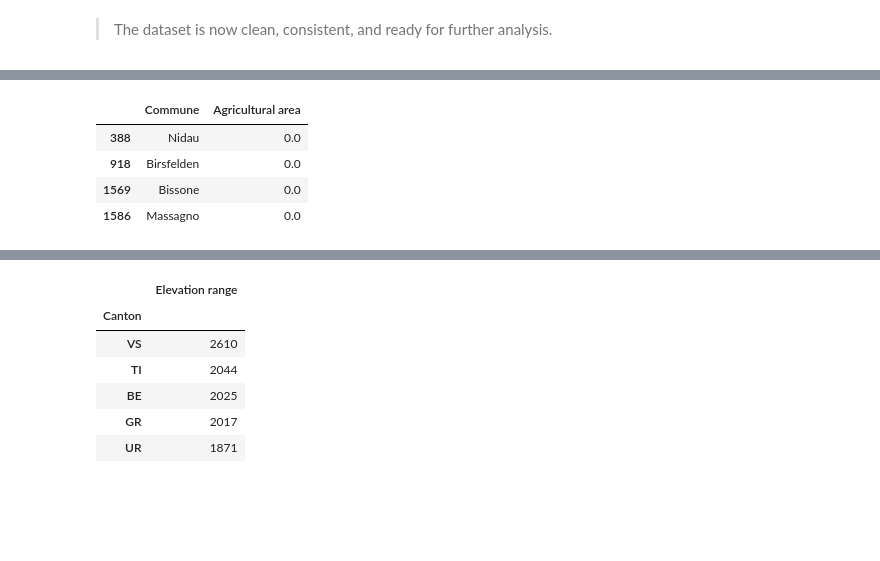
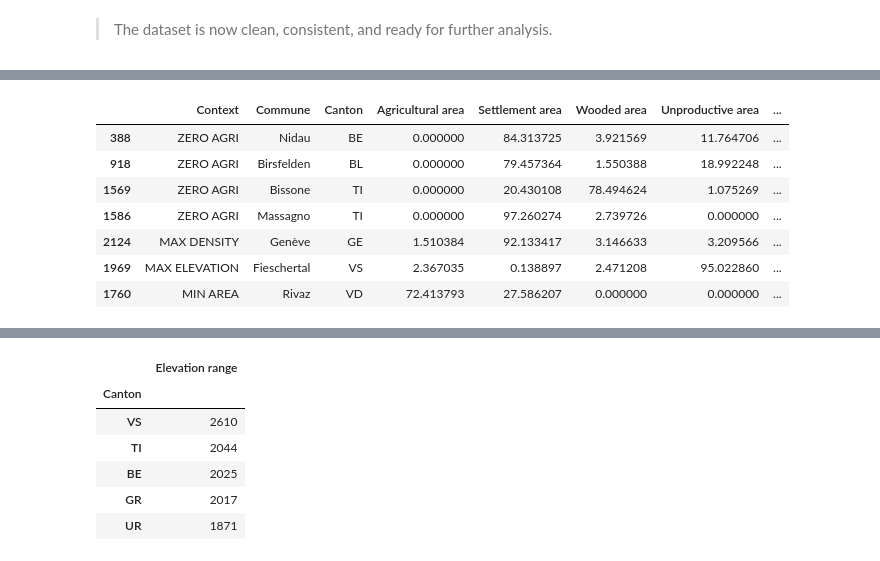
Before and after one commit to mamefatylo/EPFL_swiss_communes_project, a Jupyter notebook: communes_solution.ipynb, the cells around one changed output, grey strips where cells are left out. Cells and saved outputs as stored; diff of their text form; code cells hidden in the pictures; blank space fills up the shorter version.

```diff
--- a/communes_solution.ipynb
+++ b/communes_solution.ipynb
@@ -246 +203,16 @@ Unique values in 'Language':
+# %%
+# Structure all researched data into a dictionary
+imputation_lookup = {
+    'Stammheim': {'Language': 'de'},
+    'Wädenswil': {'Language': 'de'},
+    'Elgg':      {'Language': 'de'},
+    'Horgen':    {'Language': 'de'},
+    'Thurnen':   {'Canton': 'BE', 'Language': 'de'},
+    'Villaz':    {'Canton': 'FR', 'Language': 'fr'},
+    'Prez':      {'Canton': 'FR', 'Language': 'fr'},
+    'Bergün Filisur': {'Language': 'de'},
+    'Rheinwald': {'Language': 'de'},
+    'Riviera':   {'Language': 'it'},
+    'La Grande Béroche': {'Language': 'fr'}
+}
 # %% [markdown]
@@ -366,8 +350,32 @@ With the same technique, we check the remaining 0 values in the numerical summar
 # %%
-df[df["Agricultural area"] == 0][["Commune", "Agricultural area"]]
+# 1. Define targets for the Big Picture Reality Check
+agri_targets = [
+    (df[df['Agricultural area'] == 0], "ZERO AGRI"),
+    (df.nlargest(1, 'Population density per km²'), "MAX DENSITY"),
+    (df.nlargest(1, 'Elevation'), "MAX ELEVATION"),
+    (df.nsmallest(1, 'Surface area in km²'), "MIN AREA")
+]
+
+# 2. Build the comparison table
+# We keep only the variables that explain land allocation trade-offs
+agri_quality_report = pd.concat([res.assign(Context=label) for res, label in agri_targets])[[
+    'Context', 'Commune', 'Canton',
+    'Agricultural area', 'Settlement area', 'Wooded area', 'Unproductive area',
+    'Surface area in km²', 'Elevation'
+]]
+
+# 3. Validation: Sum to 100% check
+agri_quality_report['Total Land %'] = agri_quality_report[
+    ['Agricultural area', 'Settlement area', 'Wooded area', 'Unproductive area']
+].sum(axis=1)
+
+display(agri_quality_report)
 # %% [output]
-|  | Commune | Agricultural area |
-| 388 | Nidau | 0.0 |
-| 918 | Birsfelden | 0.0 |
-| 1569 | Bissone | 0.0 |
-| 1586 | Massagno | 0.0 |
+|  | Context | Commune | Canton | Agricultural area | Settlement area | Wooded area | Unproductive area | ... |
+| 388 | ZERO AGRI | Nidau | BE | 0.000000 | 84.313725 | 3.921569 | 11.764706 | ... |
+| 918 | ZERO AGRI | Birsfelden | BL | 0.000000 | 79.457364 | 1.550388 | 18.992248 | ... |
+| 1569 | ZERO AGRI | Bissone | TI | 0.000000 | 20.430108 | 78.494624 | 1.075269 | ... |
+| 1586 | ZERO AGRI | Massagno | TI | 0.000000 | 97.260274 | 2.739726 | 0.000000 | ... |
+| 2124 | MAX DENSITY | Genève | GE | 1.510384 | 92.133417 | 3.146633 | 3.209566 | ... |
+| 1969 | MAX ELEVATION | Fieschertal | VS | 2.367035 | 0.138897 | 2.471208 | 95.022860 | ... |
+| 1760 | MIN AREA | Rivaz | VD | 72.413793 | 27.586207 | 0.000000 | 0.000000 | ... |
```
Also changed, not shown: parts of 98 cells of this notebook.
